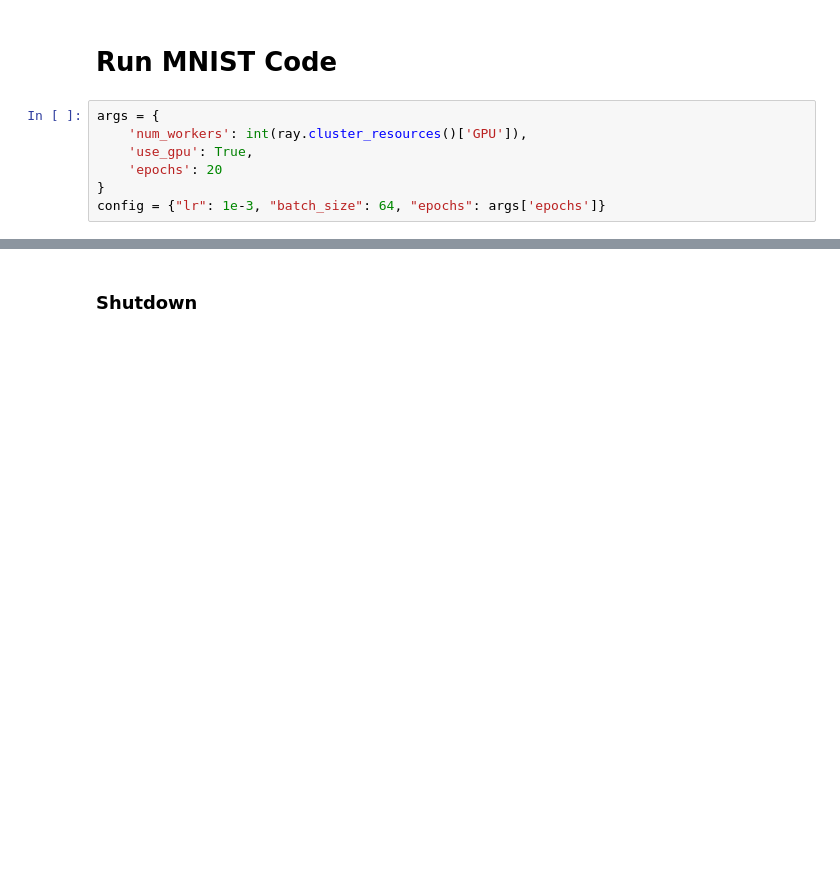
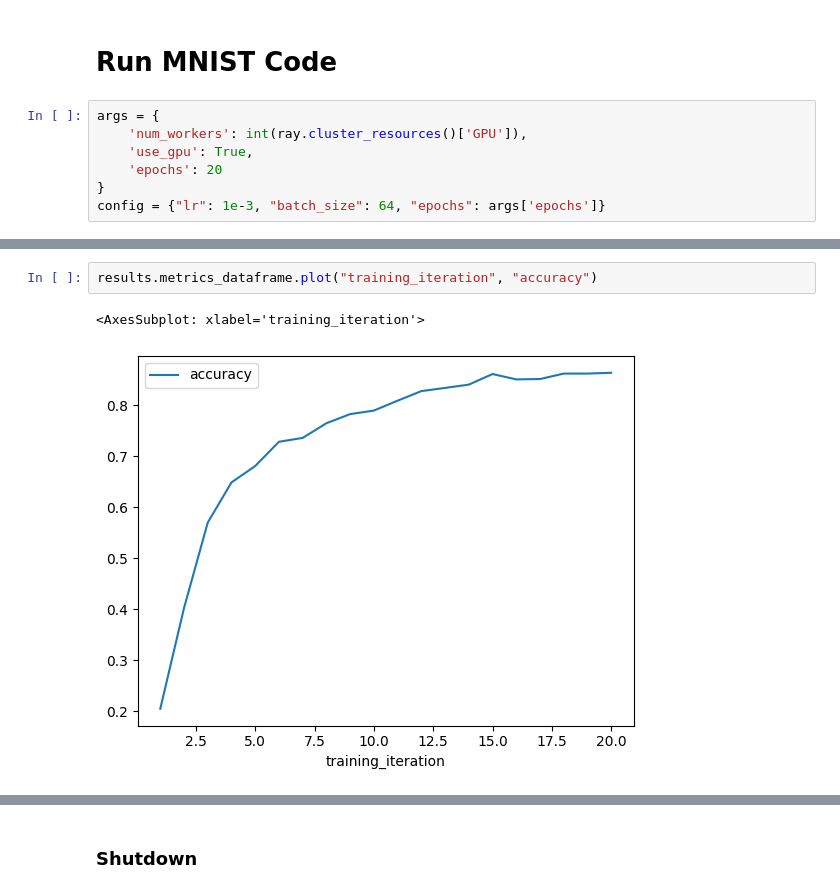
Before and after one commit to asnaylor/OTPU, a Jupyter notebook: Toy/Ray_TF_MNIST.ipynb, the cells around one changed output, grey strips where cells are left out. Drawn from its saved outputs; the diff is of its cells as text; blank space fills up the shorter version.

```diff
--- a/Toy/Ray_TF_MNIST.ipynb
+++ b/Toy/Ray_TF_MNIST.ipynb
@@ -232,0 +234,5 @@ Result(metrics={'loss': 0.5539929866790771, 'accuracy': 0.8680803775787354, '_ti
+# %%
+results.metrics_dataframe.plot("training_iteration", "accuracy")
+# %% [output]
+<AxesSubplot: xlabel='training_iteration'>
+[figure, added]
```
Also changed, not shown: parts of 8 cells of this notebook.
